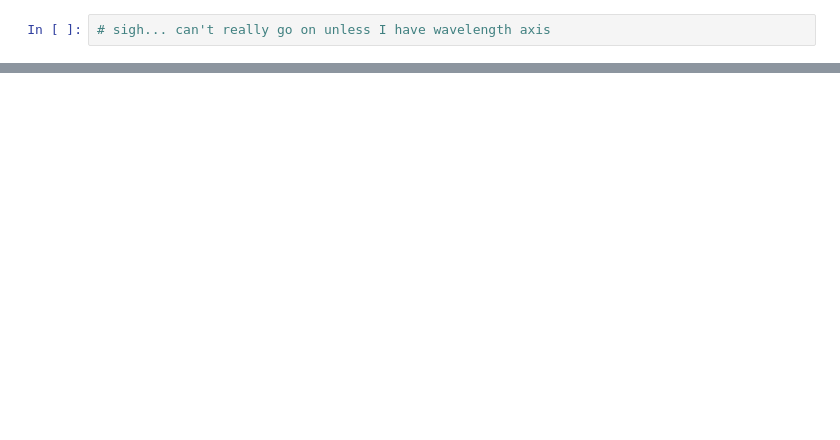
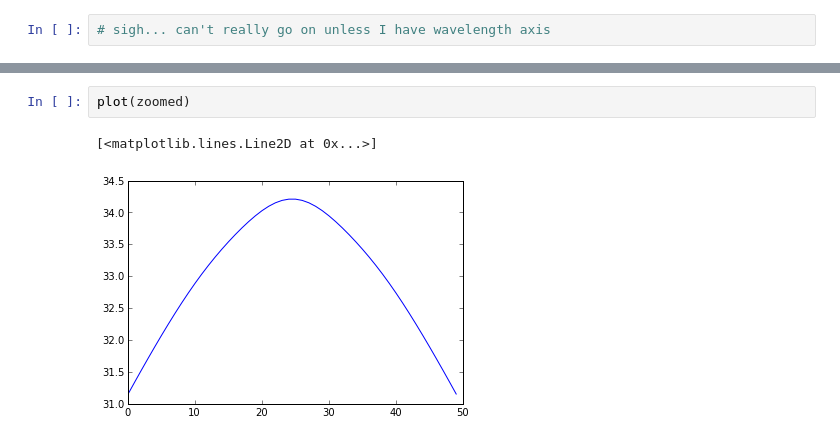
Before and after one commit to keflavich/image_registration, a Jupyter notebook: doc/SpectralXCorr.ipynb, the cells around one changed output, grey strips where cells are left out. Cells and saved outputs as stored; diff of their text form; blank space fills up the shorter version.

```diff
--- a/doc/SpectralXCorr.ipynb
+++ b/doc/SpectralXCorr.ipynb
@@ -19,0 +36,5 @@ plot(spectrum)
+# %%
+plot(zoomed)
+# %% [output]
+[<matplotlib.lines.Line2D at 0x...>]
+[figure, added]
```
Also changed, not shown: parts of 9 cells of this notebook, 1 other file.
